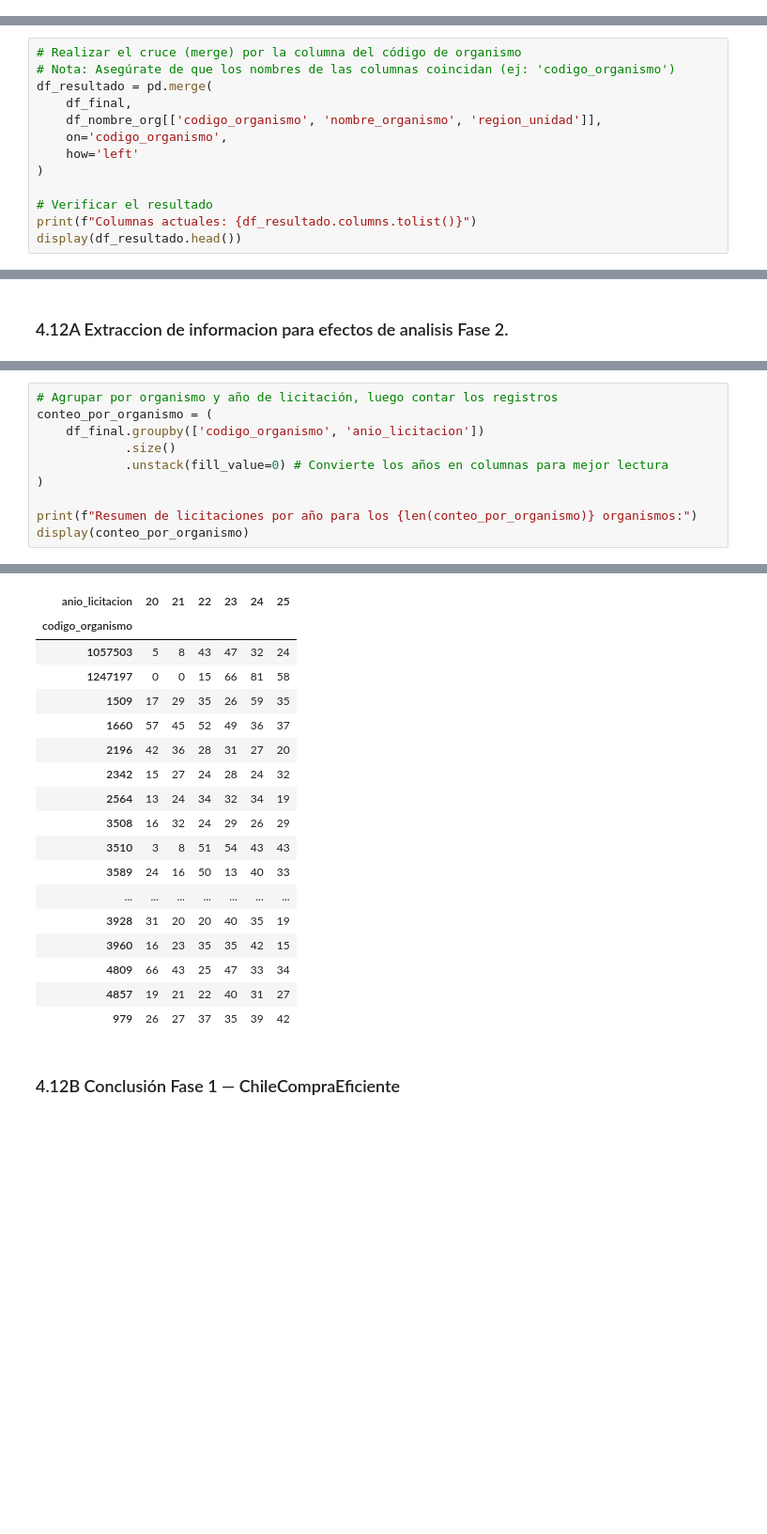
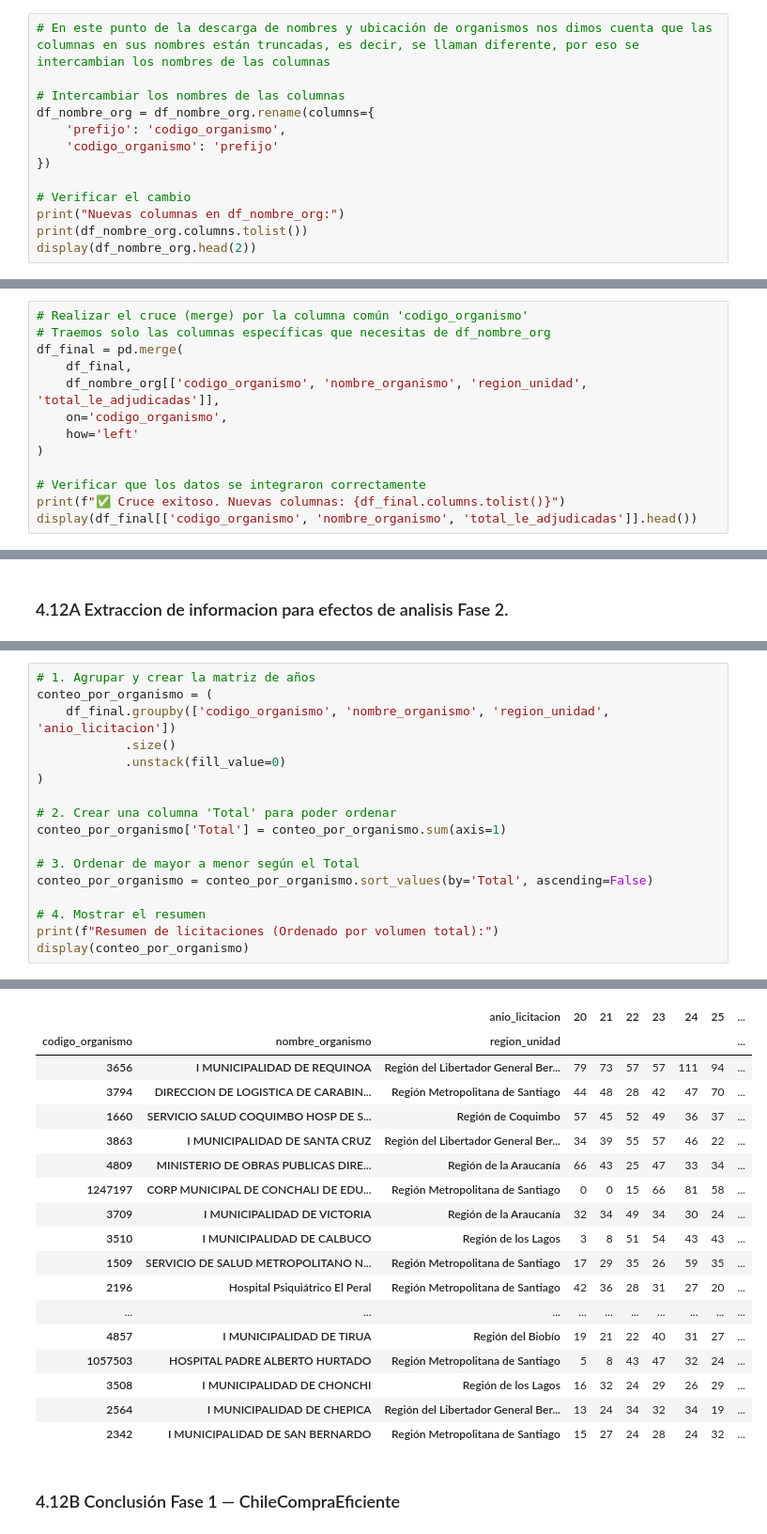
Before and after one commit to Fablop84/practica_final_condores, a Jupyter notebook: Scripts/proyecto_final_condores.ipynb, the cells around one changed output, grey strips where cells are left out. Shown at 94% size. Saved outputs shown, nothing was run; the diff lists cells and outputs as text; blank space fills up the shorter version.

Commit message:
Cambios dejando la fase 1 finalizada

```diff
--- a/Scripts/proyecto_final_condores.ipynb
+++ b/Scripts/proyecto_final_condores.ipynb
@@ -2662,0 +2504,13 @@ df_nombre_org.sort_values(by='codigo_organismo', ascending=True)
+# %%
+# En este punto de la descarga de nombres y ubicación de organismos nos dimos cuenta que las columnas en sus nombres están truncadas, es decir, se llaman diferente, por eso se intercambian los nombres de las columnas
+
+# Intercambiar los nombres de las columnas
+df_nombre_org = df_nombre_org.rename(columns={
+    'prefijo': 'codigo_organismo',
+    'codigo_organismo': 'prefijo'
+})
+
+# Verificar el cambio
+print("Nuevas columnas en df_nombre_org:")
+print(df_nombre_org.columns.tolist())
+display(df_nombre_org.head(2))
@@ -2663,14 +2523,14 @@ df_nombre_org.sort_values(by='codigo_organismo', ascending=True)
 # %%
-# Realizar el cruce (merge) por la columna del código de organismo
-# Nota: Asegúrate de que los nombres de las columnas coincidan (ej: 'codigo_organismo')
-df_resultado = pd.merge(
+# Realizar el cruce (merge) por la columna común 'codigo_organismo'
+# Traemos solo las columnas específicas que necesitas de df_nombre_org
+df_final = pd.merge(
     df_final,
-    df_nombre_org[['codigo_organismo', 'nombre_organismo', 'region_unidad']],
+    df_nombre_org[['codigo_organismo', 'nombre_organismo', 'region_unidad', 'total_le_adjudicadas']],
     on='codigo_organismo',
     how='left'
 )
 
-# Verificar el resultado
-print(f"Columnas actuales: {df_resultado.columns.tolist()}")
-display(df_resultado.head())
+# Verificar que los datos se integraron correctamente
+print(f"✅ Cruce exitoso. Nuevas columnas: {df_final.columns.tolist()}")
+display(df_final[['codigo_organismo', 'nombre_organismo', 'total_le_adjudicadas']].head())
 # %% [output]
@@ -3115,11 +2707,18 @@ Pivot anual-mensual del mercado:
 # %%
-# Agrupar por organismo y año de licitación, luego contar los registros
+# 1. Agrupar y crear la matriz de años
 conteo_por_organismo = (
-    df_final.groupby(['codigo_organismo', 'anio_licitacion'])
+    df_final.groupby(['codigo_organismo', 'nombre_organismo', 'region_unidad', 'anio_licitacion'])
             .size()
-            .unstack(fill_value=0) # Convierte los años en columnas para mejor lectura
+            .unstack(fill_value=0)
 )
 
-print(f"Resumen de licitaciones por año para los {len(conteo_por_organismo)} organismos:")
+# 2. Crear una columna 'Total' para poder ordenar
+conteo_por_organismo['Total'] = conteo_por_organismo.sum(axis=1)
+
+# 3. Ordenar de mayor a menor según el Total
+conteo_por_organismo = conteo_por_organismo.sort_values(by='Total', ascending=False)
+
+# 4. Mostrar el resumen
+print(f"Resumen de licitaciones (Ordenado por volumen total):")
 display(conteo_por_organismo)
 # %% [output]
@@ -3127,21 +2726,21 @@ Resumen de licitaciones por año para los 19 organismos:
-| anio_licitacion | 20 | 21 | 22 | 23 | 24 | 25 |
-| codigo_organismo |  |  |  |  |  |  |
-| 1057503 | 5 | 8 | 43 | 47 | 32 | 24 |
-| 1247197 | 0 | 0 | 15 | 66 | 81 | 58 |
-| 1509 | 17 | 29 | 35 | 26 | 59 | 35 |
-| 1660 | 57 | 45 | 52 | 49 | 36 | 37 |
-| 2196 | 42 | 36 | 28 | 31 | 27 | 20 |
-| 2342 | 15 | 27 | 24 | 28 | 24 | 32 |
-| 2564 | 13 | 24 | 34 | 32 | 34 | 19 |
-| 3508 | 16 | 32 | 24 | 29 | 26 | 29 |
-| 3510 | 3 | 8 | 51 | 54 | 43 | 43 |
-| 3589 | 24 | 16 | 50 | 13 | 40 | 33 |
-| ... | ... | ... | ... | ... | ... | ... |
-| 3928 | 31 | 20 | 20 | 40 | 35 | 19 |
-| 3960 | 16 | 23 | 35 | 35 | 42 | 15 |
-| 4809 | 66 | 43 | 25 | 47 | 33 | 34 |
-| 4857 | 19 | 21 | 22 | 40 | 31 | 27 |
-| 979 | 26 | 27 | 37 | 35 | 39 | 42 |
+|  |  | anio_licitacion | 20 | 21 | 22 | 23 | 24 | 25 | ... |
+| codigo_organismo | nombre_organismo | region_unidad |  |  |  |  |  |  | ... |
+| 3656 | I MUNICIPALIDAD DE REQUINOA | Región del Libertador General Ber... | 79 | 73 | 57 | 57 | 111 | 94 | ... |
+| 3794 | DIRECCION DE LOGISTICA DE CARABIN... | Región Metropolitana de Santiago | 44 | 48 | 28 | 42 | 47 | 70 | ... |
+| 1660 | SERVICIO SALUD COQUIMBO HOSP DE S... | Región de Coquimbo | 57 | 45 | 52 | 49 | 36 | 37 | ... |
+| 3863 | I MUNICIPALIDAD DE SANTA CRUZ | Región del Libertador General Ber... | 34 | 39 | 55 | 57 | 46 | 22 | ... |
+| 4809 | MINISTERIO DE OBRAS PUBLICAS DIRE... | Región de la Araucanía | 66 | 43 | 25 | 47 | 33 | 34 | ... |
+| 1247197 | CORP MUNICIPAL DE CONCHALI DE EDU... | Región Metropolitana de Santiago | 0 | 0 | 15 | 66 | 81 | 58 | ... |
+| 3709 | I MUNICIPALIDAD DE VICTORIA | Región de la Araucanía | 32 | 34 | 49 | 34 | 30 | 24 | ... |
+| 3510 | I MUNICIPALIDAD DE CALBUCO | Región de los Lagos | 3 | 8 | 51 | 54 | 43 | 43 | ... |
+| 1509 | SERVICIO DE SALUD METROPOLITANO N... | Región Metropolitana de Santiago | 17 | 29 | 35 | 26 | 59 | 35 | ... |
+| 2196 | Hospital Psiquiátrico El Peral | Región Metropolitana de Santiago | 42 | 36 | 28 | 31 | 27 | 20 | ... |
+| ... | ... | ... | ... | ... | ... | ... | ... | ... | ... |
+| 4857 | I MUNICIPALIDAD DE TIRUA | Región del Biobío | 19 | 21 | 22 | 40 | 31 | 27 | ... |
+| 1057503 | HOSPITAL PADRE ALBERTO HURTADO | Región Metropolitana de Santiago | 5 | 8 | 43 | 47 | 32 | 24 | ... |
+| 3508 | I MUNICIPALIDAD DE CHONCHI | Región de los Lagos | 16 | 32 | 24 | 29 | 26 | 29 | ... |
+| 2564 | I MUNICIPALIDAD DE CHEPICA | Región del Libertador General Ber... | 13 | 24 | 34 | 32 | 34 | 19 | ... |
+| 2342 | I MUNICIPALIDAD DE SAN BERNARDO | Región Metropolitana de Santiago | 15 | 27 | 24 | 28 | 24 | 32 | ... |
 # %% [markdown]
 ### 4.12B Conclusión Fase 1 — ChileCompraEficiente
 # %% [markdown]
```
Also changed, not shown: parts of 30 cells of this notebook.
